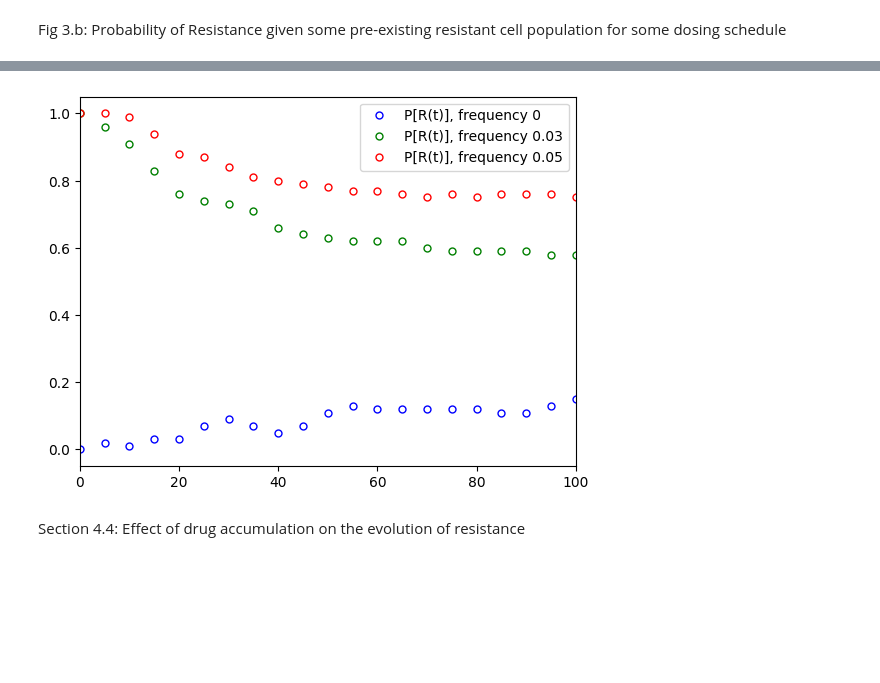
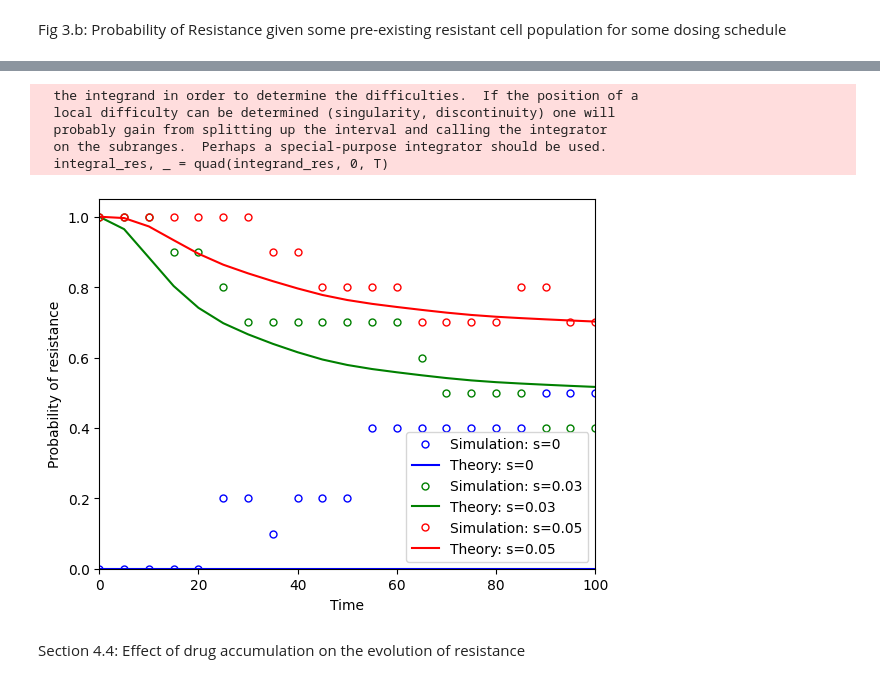
Before and after one commit to colmmcc2000/RSCAM_Group_11, a Jupyter notebook: code_RSCAM.ipynb, the cells around one changed output, grey strips where cells are left out. Saved outputs shown, nothing was run; the diff lists cells and outputs as text; code cells hidden in the pictures; blank space fills up the shorter version.

Commit message:
P(r) solution attempts

```diff
--- a/code_RSCAM.ipynb
+++ b/code_RSCAM.ipynb
@@ -211,7 +232,7 @@ def R_t(t, C2):
     value, error = integrate.quad(integral, 0, t)
     return value
 # %%
-N = 5000 #Number of trials
+N = 5 #Number of trials
 T_max = 100
 M0 = 100
 R0 = 0
@@ -519,19 +555,31 @@ beta = 0.5
 u = 1e-3
 cycle = 28
 dosing = 14
-N = 500
+N = 2000
+
+time = np.linspace(0, 100, 21)
+
 
 freq = [0, 0.03, 0.05]
 colours = ['blue', 'green', 'red']
 g = zip(freq, colours)
 
 for s, cols in g:
+    store = np.zeros(len(time))
     grid, pop_s, pop_r, prob_r, var_r = mean_pulsed_therapy(N, T_max, M0, rates, beta, u, cycle, dosing, s)
-    plt.plot(grid, pop_r, 'o', c = cols, label = f'Numerical solution: E[R(t)], frequency {s}',
+    plt.plot(grid, pop_r, 'o', c = cols, label = f'Simulation: s={s}',
              markevery = 5, markersize = 5, fillstyle = 'none')
+    for i, x in enumerate(time):
+        store[i] = R_t_pulsed(x, M0, s, u)
+    plt.plot(time, store, '-', c = cols, label = f'Theory: s={s}')
+
+plt.ylabel('Expected number of resistant cells')
+plt.xlabel('Time')
 
 plt.xlim(0, T_max)
 plt.ylim(0, None)
 plt.legend()
+
+plt.savefig('Figs/pulsed_population.pdf', format='pdf', bbox_inches='tight', dpi=300)
 plt.show()
 # %% [output]
@@ -541,29 +768,47 @@ Fig 3.b: Probability of Resistance given some pre-existing resistant cell popula
 # %%
 T_max = 100
 M0 = 100 # Not specified, this is an assumption
 beta = 0.5
 u = 1e-3
 cycle = 28
 dosing = 14
 s = 0.03
-N = 100
+N = 10
+
+p_ext_lookup = precompute_extinction_prob(100, rates_y)
 
 frequencies = [0, 0.03, 0.05]
 colours = ['blue', 'green', 'red']
 g = zip(frequencies, colours)
 
+time = np.linspace(0, 100, 21)
+
 for s, cul in g:
+    store = np.zeros(len(time))
     grid, pop_s, pop_r, prob_r, var_r = mean_pulsed_therapy(N, T_max, M0, rates, beta, u, cycle, dosing, s)
-    plt.plot(grid, prob_r,'o', c = cul, label = f'P[R(t)], frequency {s}',
+    plt.plot(grid, prob_r,'o', c = cul, label = f'Simulation: s={s}',
               markevery = 5, fillstyle = 'none', markersize = 5 )
+
+    for i, x in enumerate(time):
+        store[i] = prob_resistance_pulsed(x, M0, s, u, p_ext_lookup)
+    plt.plot(time, store, '-', c = cul, label = f'Theory: s={s}')
 
 #xlim and ylim let us cut the axis rather than have padding on either side. Looks better
 plt.xlim(0, T_max)
-plt.xlim(0, None)
+plt.ylim(0, None)
+
+plt.xlabel('Time')
+plt.ylabel('Probability of resistance')
+
 plt.legend()
 plt.show()
 # %% [output]
+  the integrand in order to determine the difficulties.  If the position of a
+  local difficulty can be determined (singularity, discontinuity) one will
+  probably gain from splitting up the interval and calling the integrator
+  on the subranges.  Perhaps a special-purpose integrator should be used.
+  integral_res, _ = quad(integrand_res, 0, T)
-[figure, old version]
+[figure, new version]
 # %% [markdown]
 Section 4.4: Effect of drug accumulation on the evolution of resistance
 # %% [markdown]
```
Also changed, not shown: parts of 15 cells of this notebook, 2 other files.
